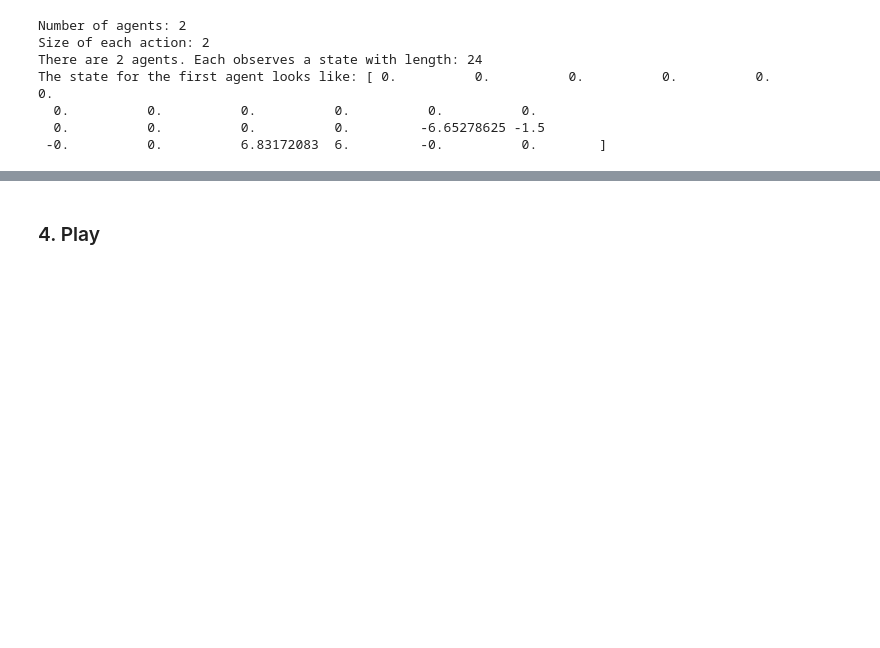
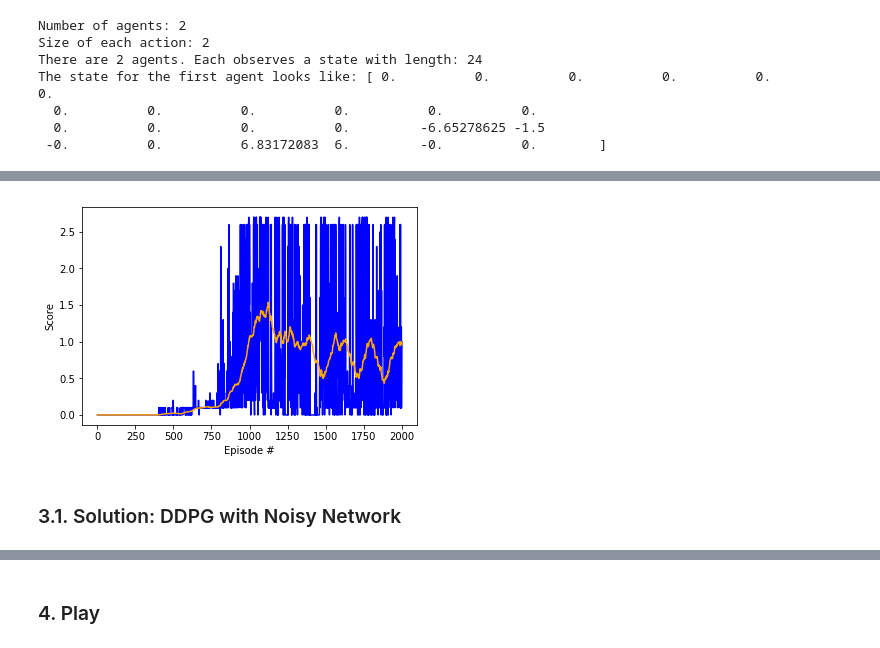
Before and after one commit to stereoboy/deep-reinforcement-learning, a Jupyter notebook: p3_collab-compet/Tennis_Solution.ipynb, the cells around one changed output, grey strips where cells are left out. Cells and saved outputs as stored; diff of their text form; code cells hidden in the pictures; blank space fills up the shorter version.

```diff
--- a/p3_collab-compet/Tennis_Solution.ipynb
+++ b/p3_collab-compet/Tennis_Solution.ipynb
@@ -89,3 +170,15 @@ The state for the first agent looks like: [ 0.          0.          0.
+# %%
+fig = plt.figure()
+ax = fig.add_subplot(111)
+plt.plot(np.arange(1, len(ddpg_scores)+1), ddpg_scores, color='blue')
+plt.plot(np.arange(1, len(mean_ddpg_scores)+1), mean_ddpg_scores, color='orange')
+plt.ylabel('Score')
+plt.xlabel('Episode #')
+plt.show()
+# %% [output]
+[figure, added]
+# %% [markdown]
+### 3.1. Solution: DDPG with Noisy Network
 # %%
 import time
 import random
```
Also changed, not shown: parts of 7 cells of this notebook, 7 other files.
